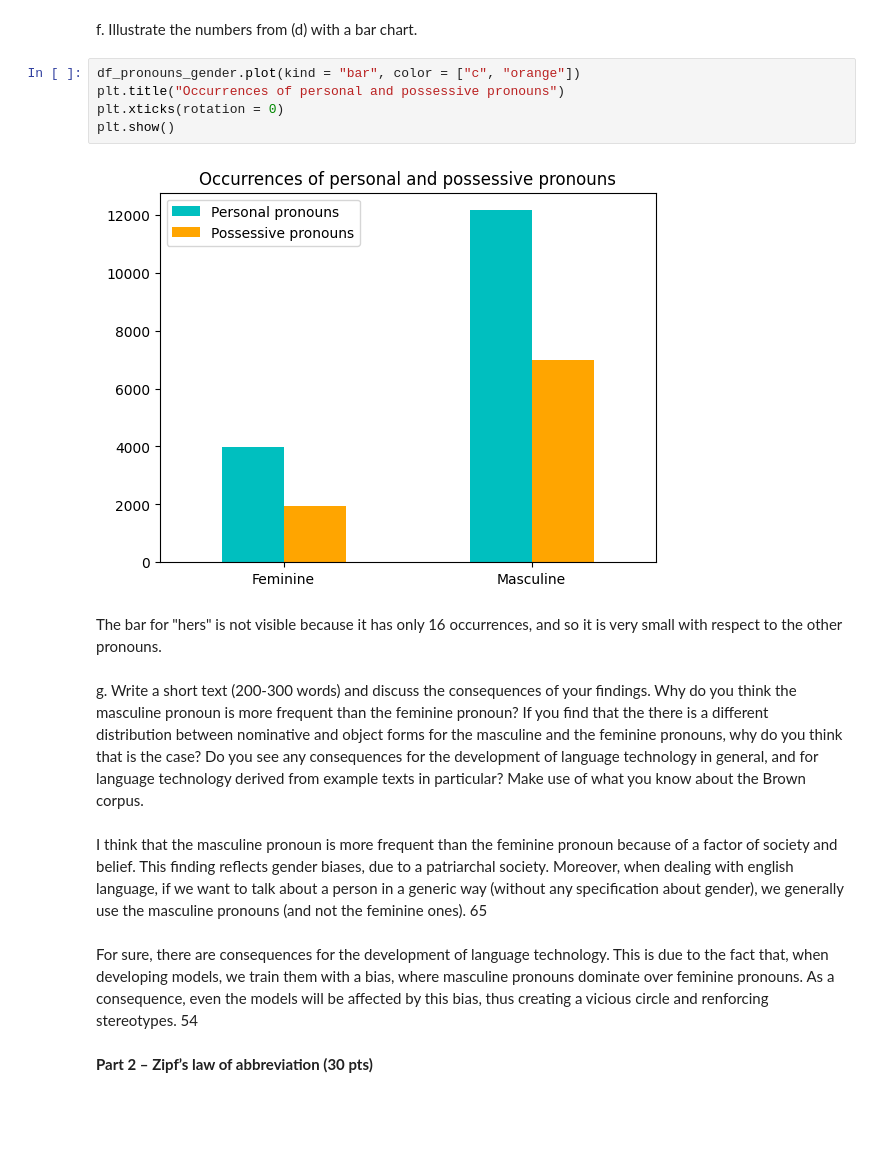
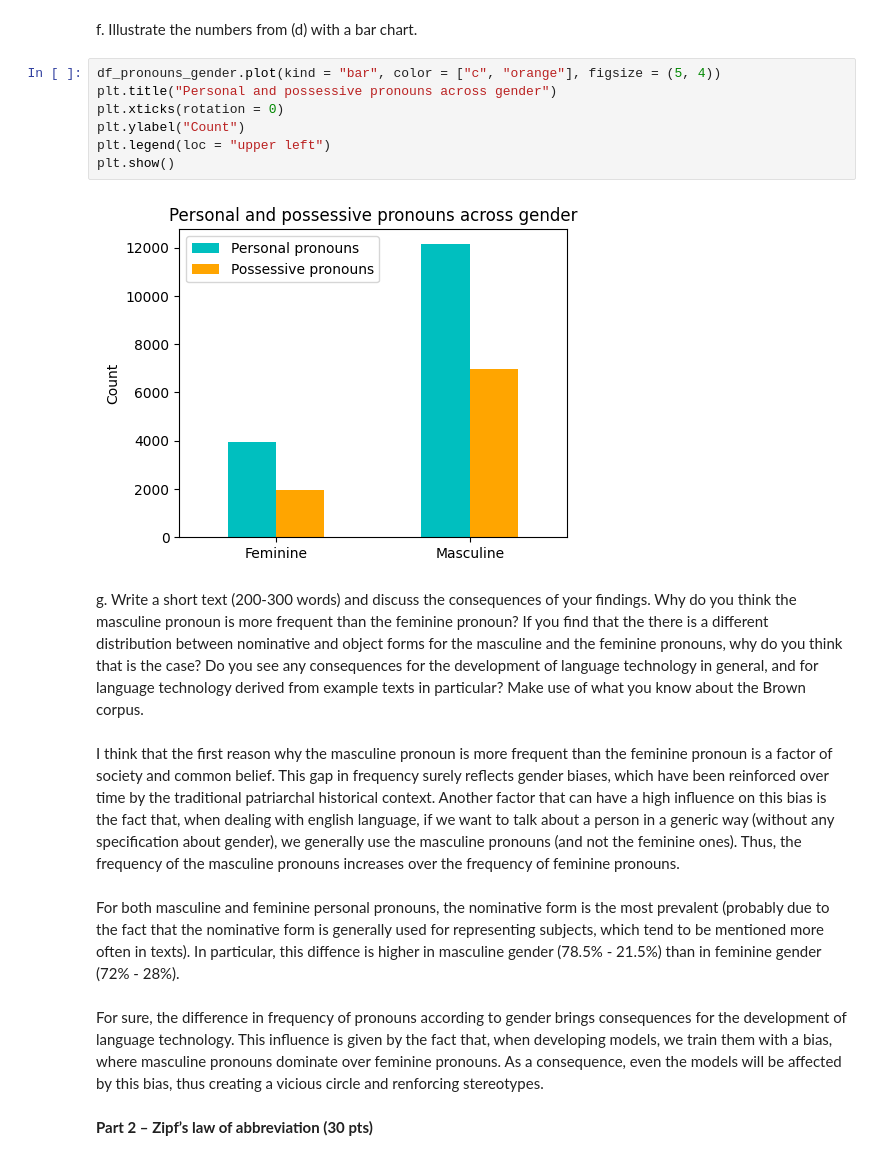
Before and after one commit to alessiasanfelici/IN4080--NLP-Exercises, a Jupyter notebook: NLP-Projects/project1.ipynb, the cells around one changed output. Drawn from its saved outputs; the diff is of its cells as text; blank space fills up the shorter version.

```diff
--- a/NLP-Projects/project1.ipynb
+++ b/NLP-Projects/project1.ipynb
@@ -194,14 +201,14 @@ Percentage of the masculine personal pronoun in object form: 21.505553270259153
 # %% [markdown]
 f. Illustrate the numbers from (d) with a bar chart.
 # %%
-df_pronouns_gender.plot(kind = "bar", color = ["c", "orange"])
-plt.title("Occurrences of personal and possessive pronouns")
+df_pronouns_gender.plot(kind = "bar", color = ["c", "orange"], figsize = (5, 4))
+plt.title("Personal and possessive pronouns across gender")
 plt.xticks(rotation = 0)
+plt.ylabel("Count")
+plt.legend(loc = "upper left")
 plt.show()
 # %% [output]
-[figure, old version]
+[figure, new version]
-# %% [markdown]
-The bar for "hers" is not visible because it has only 16 occurrences, and so it is very small with respect to the other pronouns.
 # %% [markdown]
 g. Write a short text (200-300 words) and discuss the consequences of your findings. Why do you
 think the masculine pronoun is more frequent than the feminine pronoun? If you find that the
@@ -209,9 +216,11 @@ there is a different distribution between nominative and object forms for the ma
 feminine pronouns, why do you think that is the case? Do you see any consequences for the development of language technology in general, and for language technology derived from
 example texts in particular? Make use of what you know about the Brown corpus.
 # %% [markdown]
-I think that the masculine pronoun is more frequent than the feminine pronoun because of a factor of society and belief. This finding reflects gender biases, due to a patriarchal society. Moreover, when dealing with english language, if we want to talk about a person in a generic way (without any specification about gender), we generally use the masculine pronouns (and not the feminine ones).  65
+I think that the first reason why the masculine pronoun is more frequent than the feminine pronoun is a factor of society and common belief. This gap in frequency surely reflects gender biases, which have been reinforced over time by the traditional patriarchal historical context. Another factor that can have a high influence on this bias is the fact that, when dealing with english language, if we want to talk about a person in a generic way (without any specification about gender), we generally use the masculine pronouns (and not the feminine ones). Thus, the frequency of the masculine pronouns increases over the frequency of feminine pronouns.
+# %% [markdown]
+For both masculine and feminine personal pronouns, the nominative form is the most prevalent (probably due to the fact that the nominative form is generally used for representing subjects, which tend to be mentioned more often in texts). In particular, this diffence is higher in masculine gender (78.5% - 21.5%) than in feminine gender (72% - 28%).
 # %% [markdown]
-For sure, there are consequences for the development of language technology. This is due to the fact that, when developing models, we train them with a bias, where masculine pronouns dominate over feminine pronouns. As a consequence, even the models will be affected by this bias, thus creating a vicious circle and renforcing stereotypes. 54
+For sure, the difference in frequency of pronouns according to gender brings consequences for the development of language technology. This influence is given by the fact that, when developing models, we train them with a bias, where masculine pronouns dominate over feminine pronouns. As a consequence, even the models will be affected by this bias, thus creating a vicious circle and renforcing stereotypes.
 # %% [markdown]
 **Part 2 – Zipf’s law of abbreviation (30 pts)**
 # %%
```
Also changed, not shown: parts of 52 cells of this notebook, 3 other files.
